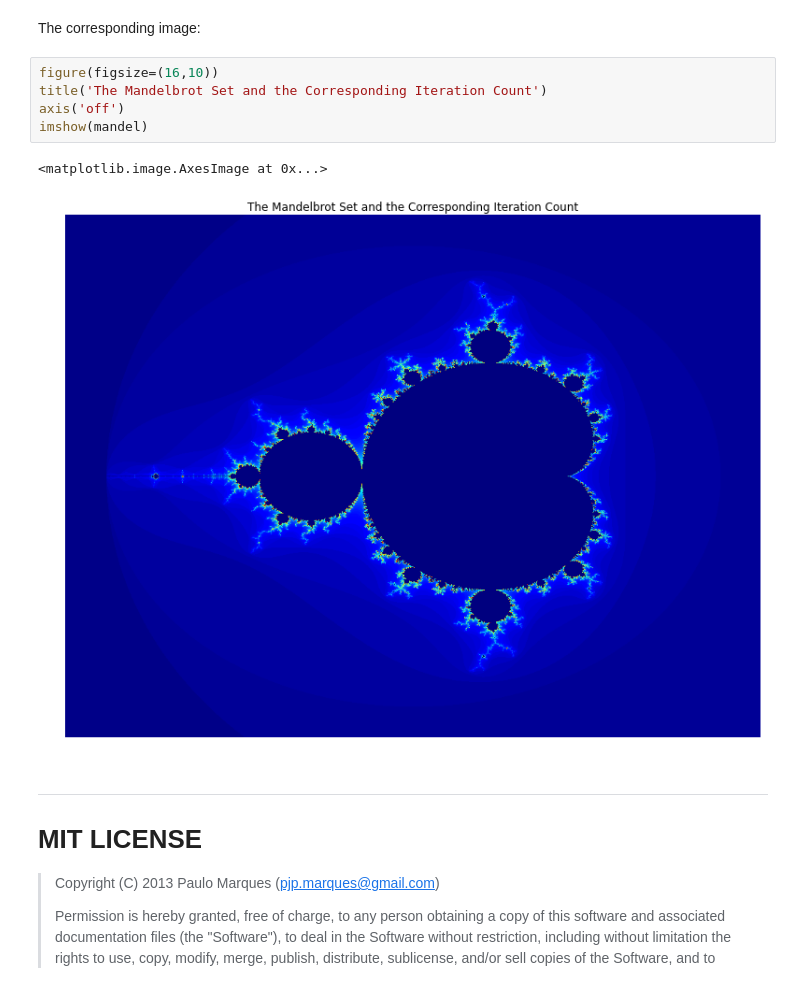
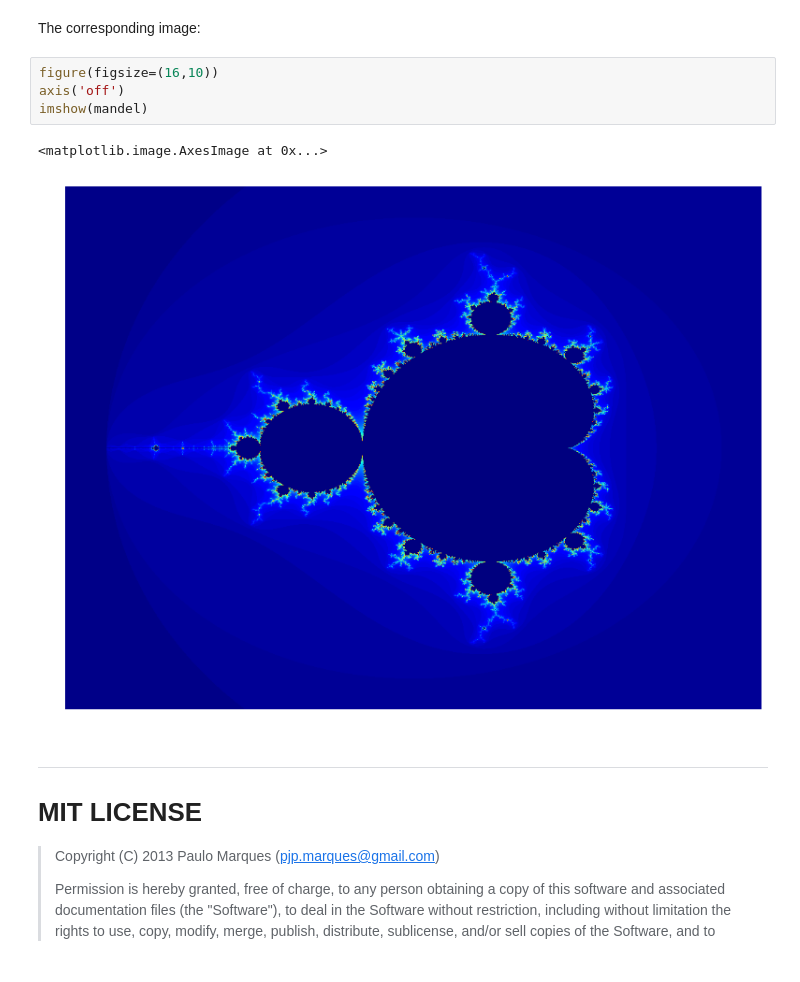
Before and after one commit to pjpmarques/Modelling-the-World, a Jupyter notebook: Mandelbrot Set.ipynb, the cells around one changed output. Saved outputs shown, nothing was run; the diff lists cells and outputs as text.

Commit message:
Minor adjustments in the text and formating of Mandelbrot

```diff
--- a/Mandelbrot Set.ipynb
+++ b/Mandelbrot Set.ipynb
@@ -72,12 +70,11 @@ mandel = mandel(width, height, zmin, zmax)
 The corresponding image:
 # %%
 figure(figsize=(16,10))
-title('The Mandelbrot Set and the Corresponding Iteration Count')
 axis('off')
 imshow(mandel)
 # %% [output]
 <matplotlib.image.AxesImage at 0x...>
-[figure, old version]
+[figure, new version]
 # %% [markdown]
 ---
 
```
Also changed, not shown: parts of 1 cell of this notebook.
